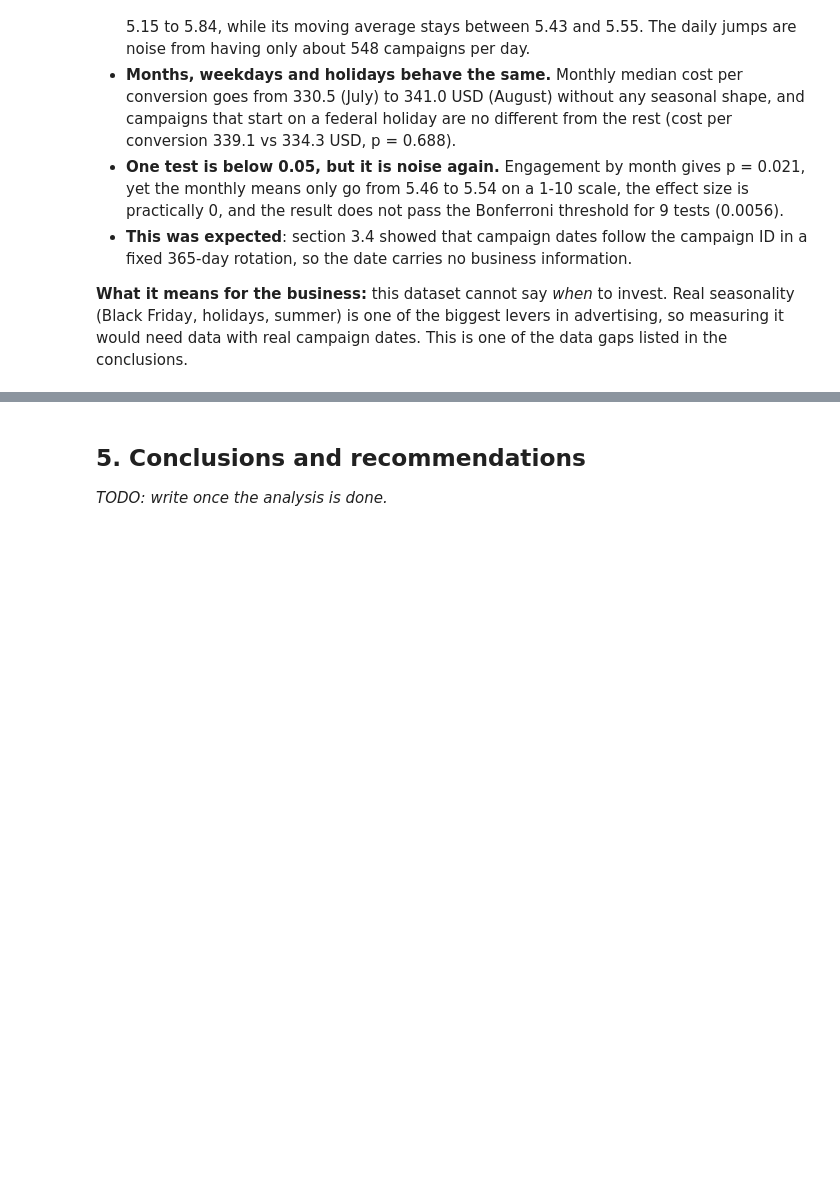
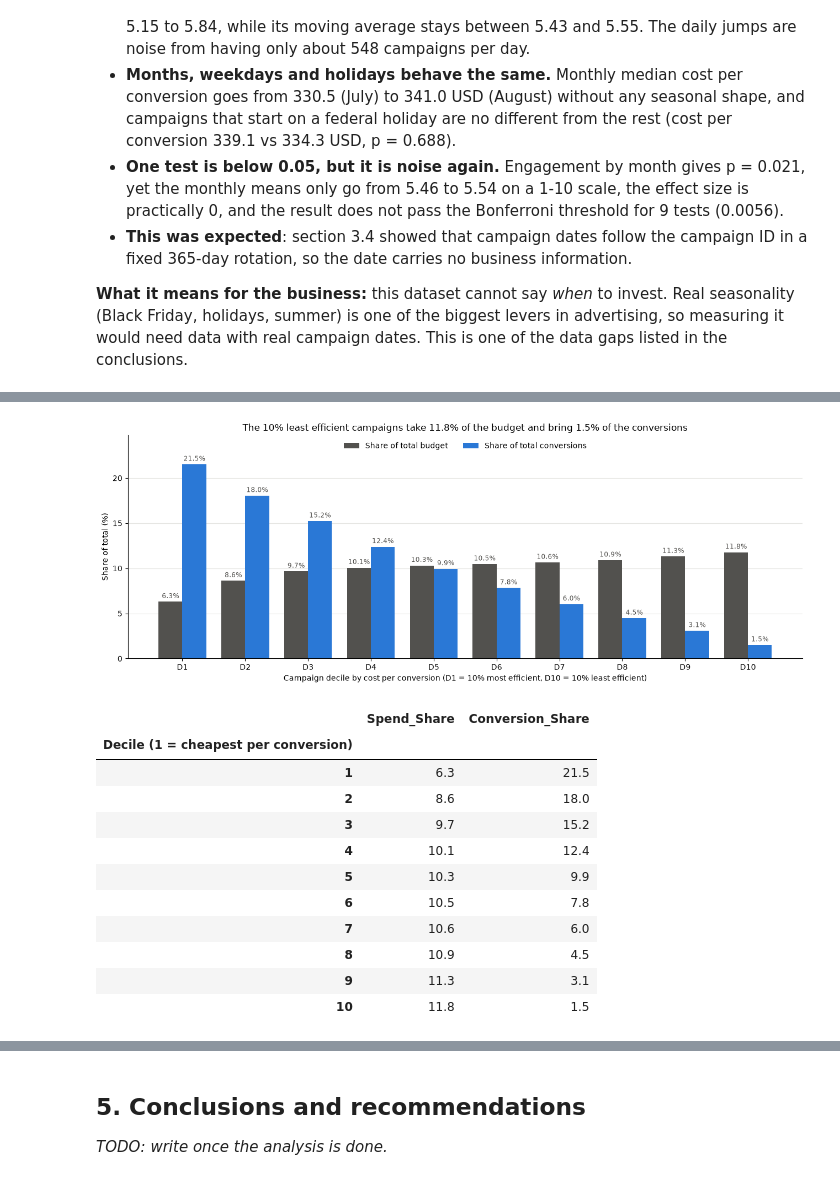
Before and after one commit to IA-P1-BCN/EDA_project_by_Rita, a Jupyter notebook: notebooks/01_eda_marketing_campaigns.ipynb, the cells around one changed output, grey strips where cells are left out. Cells and saved outputs as stored; diff of their text form; code cells hidden in the pictures; blank space fills up the shorter version.

```diff
--- a/notebooks/01_eda_marketing_campaigns.ipynb
+++ b/notebooks/01_eda_marketing_campaigns.ipynb
@@ -1088,0 +1202,50 @@ Is_Holiday Cost_per_Conversion                   False
+# %%
+# Budget waste at campaign level: split campaigns into 10 equal groups (deciles) by cost per conversion
+total_spend = df_clean["Acquisition_Cost"].sum()
+total_conversions = df_clean["Conversions"].sum()
+
+decile = pd.qcut(df_clean["Cost_per_Conversion"], 10, labels=range(1, 11))
+deciles = df_clean.groupby(decile, observed=True).agg(
+    Spend=("Acquisition_Cost", "sum"), Conversions=("Conversions", "sum"),
+)
+deciles["Spend_Share"] = deciles["Spend"] / total_spend * 100
+deciles["Conversion_Share"] = deciles["Conversions"] / total_conversions * 100
+deciles.index.name = "Decile (1 = cheapest per conversion)"
+
+fig, ax = plt.subplots(figsize=(13, 5))
+x = np.arange(len(deciles))
+width = 0.38
+ax.bar(x - width / 2, deciles["Spend_Share"], width, color=GRAY, label="Share of total budget")
+ax.bar(x + width / 2, deciles["Conversion_Share"], width, color=BLUE, label="Share of total conversions")
+for i, (s, c) in enumerate(zip(deciles["Spend_Share"], deciles["Conversion_Share"])):
+    ax.text(i - width / 2, s + 0.4, f"{s:.1f}%", ha="center", color=GRAY, fontsize=8.5)
+    ax.text(i + width / 2, c + 0.4, f"{c:.1f}%", ha="center", color=GRAY, fontsize=8.5)
+ax.set_xticks(x, [f"D{d}" for d in deciles.index])
+ax.set_xlabel("Campaign decile by cost per conversion (D1 = 10% most efficient, D10 = 10% least efficient)")
+ax.set_ylabel("Share of total (%)")
+ax.set_ylim(0, deciles[["Spend_Share", "Conversion_Share"]].max().max() * 1.15)
+ax.legend(frameon=False, loc="upper center", ncol=2)
+ax.grid(axis="y", color=GRID, linewidth=0.8)
+ax.set_axisbelow(True)
+for side in ["top", "right"]:
+    ax.spines[side].set_visible(False)
+ax.set_title("The 10% least efficient campaigns take 11.8% of the budget and bring 1.5% of the conversions", fontsize=12)
+plt.tight_layout()
+fig.savefig("../reports/figures/q6_budget_vs_conversions_by_decile.png", dpi=150, bbox_inches="tight")
+plt.show()
+
+deciles[["Spend_Share", "Conversion_Share"]].round(1)
+# %% [output]
+[figure, added]
+|  | Spend_Share | Conversion_Share |
+| Decile (1 = cheapest per conversion) |  |  |
+| 1 | 6.3 | 21.5 |
+| 2 | 8.6 | 18.0 |
+| 3 | 9.7 | 15.2 |
+| 4 | 10.1 | 12.4 |
+| 5 | 10.3 | 9.9 |
+| 6 | 10.5 | 7.8 |
+| 7 | 10.6 | 6.0 |
+| 8 | 10.9 | 4.5 |
+| 9 | 11.3 | 3.1 |
+| 10 | 11.8 | 1.5 |
```
Also changed, not shown: parts of 9 cells of this notebook, 2 other files.
